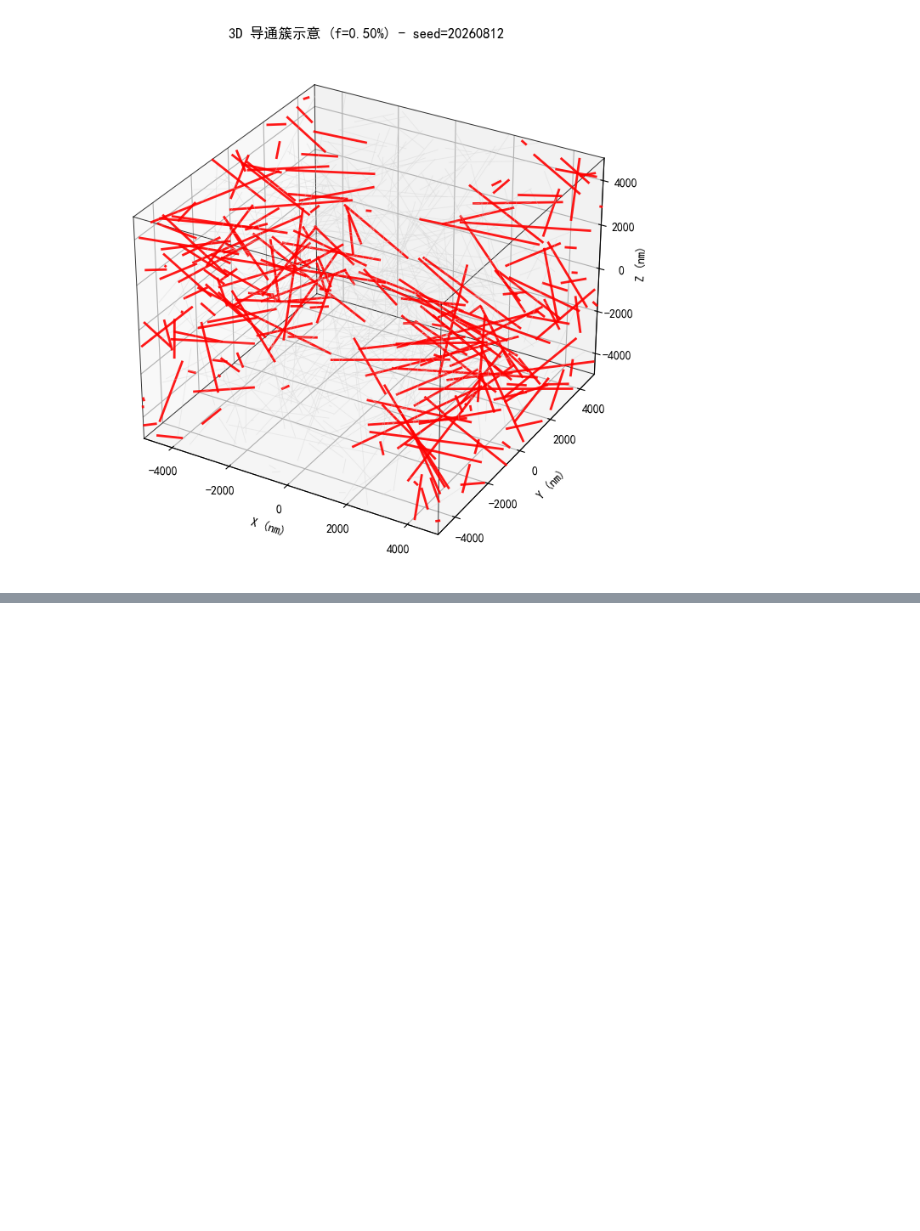
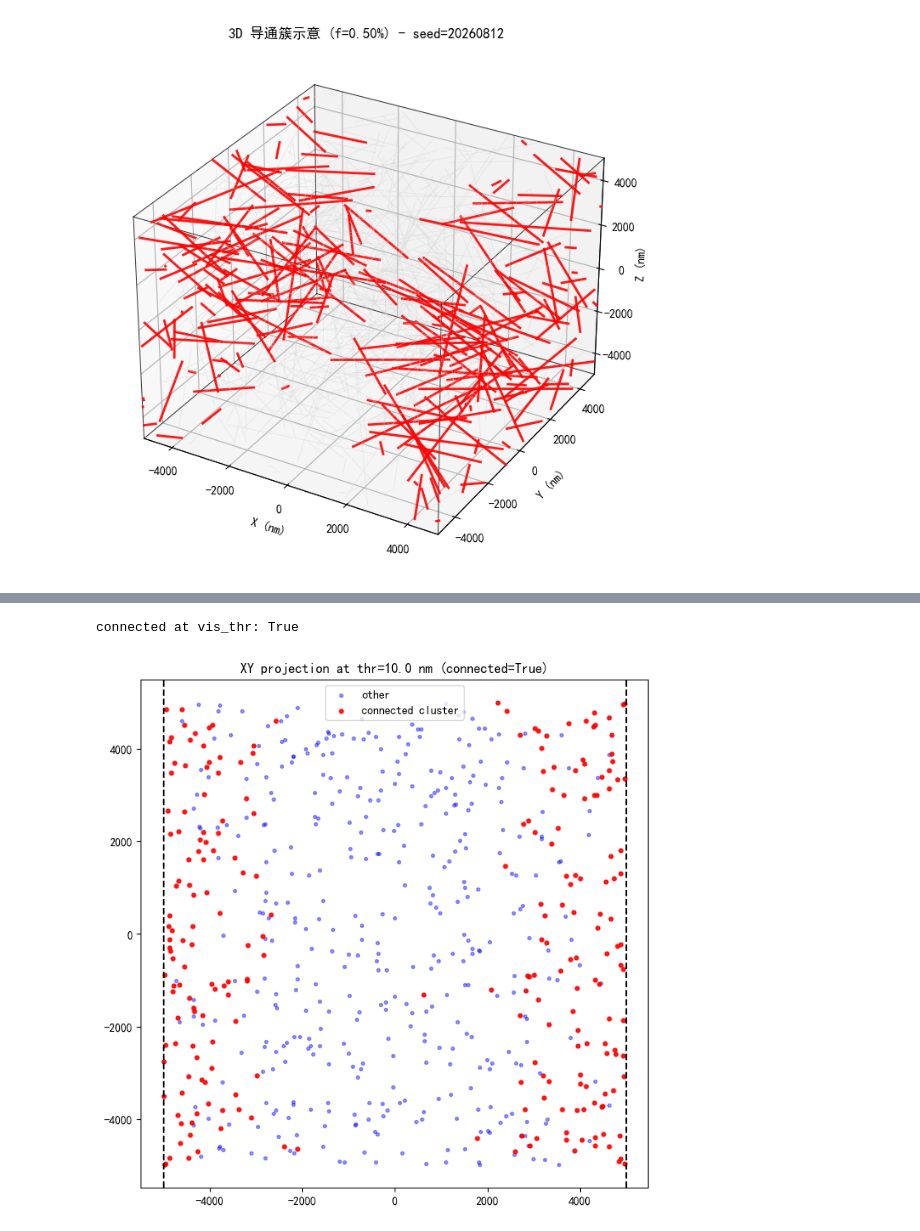
Before and after one commit to xiaoDu666-cell/2026_HuaShuCup_Problem_A, a Jupyter notebook: notebooks/02_蒙特卡洛模拟_单介质.ipynb, the cells around one changed output, grey strips where cells are left out. Drawn from its saved outputs; the diff is of its cells as text; code cells hidden in the pictures; blank space fills up the shorter version.

```diff
--- a/notebooks/02_蒙特卡洛模拟_单介质.ipynb
+++ b/notebooks/02_蒙特卡洛模拟_单介质.ipynb
@@ -891,0 +991,74 @@ plt.show()
+# %%
+# Cell C: 若已知某 thr 使得该配置连通，提取连通簇并投影显示（XY）
+import matplotlib.pyplot as plt
+from src.connectivity import build_connectivity
+
+# 设定用于可视化的阈值（改成在 Cell B 中得到的能连通的值）
+vis_thr = 10.0  # 例如 10 nm —— 如果 Cell B 表明 10 nm 可连通，设置为该值
+connected, uf = build_connectivity(segments, L, vis_thr)
+print("connected at vis_thr:", connected)
+if not connected:
+    print("在 vis_thr 下未连通，先运行 Cell B 找到合适阈值或增大 vis_thr。")
+else:
+    # 查找 LEFT/RIGHT 根
+    LEFT_NODE = ("PLANE", "LEFT")
+    RIGHT_NODE = ("PLANE", "RIGHT")
+    try:
+        left_root = uf.find(LEFT_NODE)
+        right_root = uf.find(RIGHT_NODE)
+    except Exception:
+        # 兼容不同 UF 实现：尝试查找 segment indices that were unioned with plane via scan
+        print("无法直接用 uf.find(PLANE_NODE)。请确认 build_connectivity 的 uf 支持 uf.find(LEFT_NODE).")
+        left_root = None
+        right_root = None
+
+    # build roots_map for all segments
+    roots_map = {}
+    for i in range(len(segments)):
+        try:
+            roots_map[i] = uf.find(i)
+        except Exception:
+            roots_map[i] = i
+
+    # If left_root is None, find any root that contains a left-touching segment
+    left_roots = set()
+    right_roots = set()
+    for i, s in enumerate(segments):
+        d_left = segment_plane_distance_to_x_plane(s.p0, s.p1, -L/2.0); surf_left = max(0.0, d_left - s.r)
+        if surf_left <= vis_thr + 1e-9:
+            left_roots.add(roots_map[i])
+        d_right = segment_plane_distance_to_x_plane(s.p0, s.p1, L/2.0); surf_right = max(0.0, d_right - s.r)
+        if surf_right <= vis_thr + 1e-9:
+            right_roots.add(roots_map[i])
+    common = left_roots & right_roots
+    if common:
+        target_root = next(iter(common))
+    else:
+        # fallback: choose left_root that connects to right_root by checking equality
+        target_root = None
+        for lr in left_roots:
+            for rr in right_roots:
+                if lr == rr:
+                    target_root = lr
+                    break
+            if target_root is not None:
+                break
+
+    if target_root is None:
+        print("未能定位具体的连通根（尽管 build_connectivity 返回 True）。尝试打印 uf 或检查 uf.find 行为。")
+    else:
+        cluster_idxs = [i for i, root in roots_map.items() if root == target_root]
+        centers = np.array([seg.center() for seg in segments])
+        mask = np.zeros(len(segments), dtype=bool)
+        mask[cluster_idxs] = True
+        plt.figure(figsize=(8,8))
+        plt.scatter(centers[~mask,0], centers[~mask,1], s=8, color='blue', alpha=0.4, label='other')
+        plt.scatter(centers[mask,0], centers[mask,1], s=12, color='red', alpha=0.9, label='connected cluster')
+        plt.axvline(-L/2, color='k', linestyle='--'); plt.axvline(L/2, color='k', linestyle='--')
+        plt.gca().set_aspect('equal', 'box')
+        plt.legend()
+        plt.title(f"XY projection at thr={vis_thr} nm (connected={connected})")
+        plt.show()
+# %% [output]
+connected at vis_thr: True
+[figure, added]
```
Also changed, not shown: parts of 6 cells of this notebook, 4 other files.
